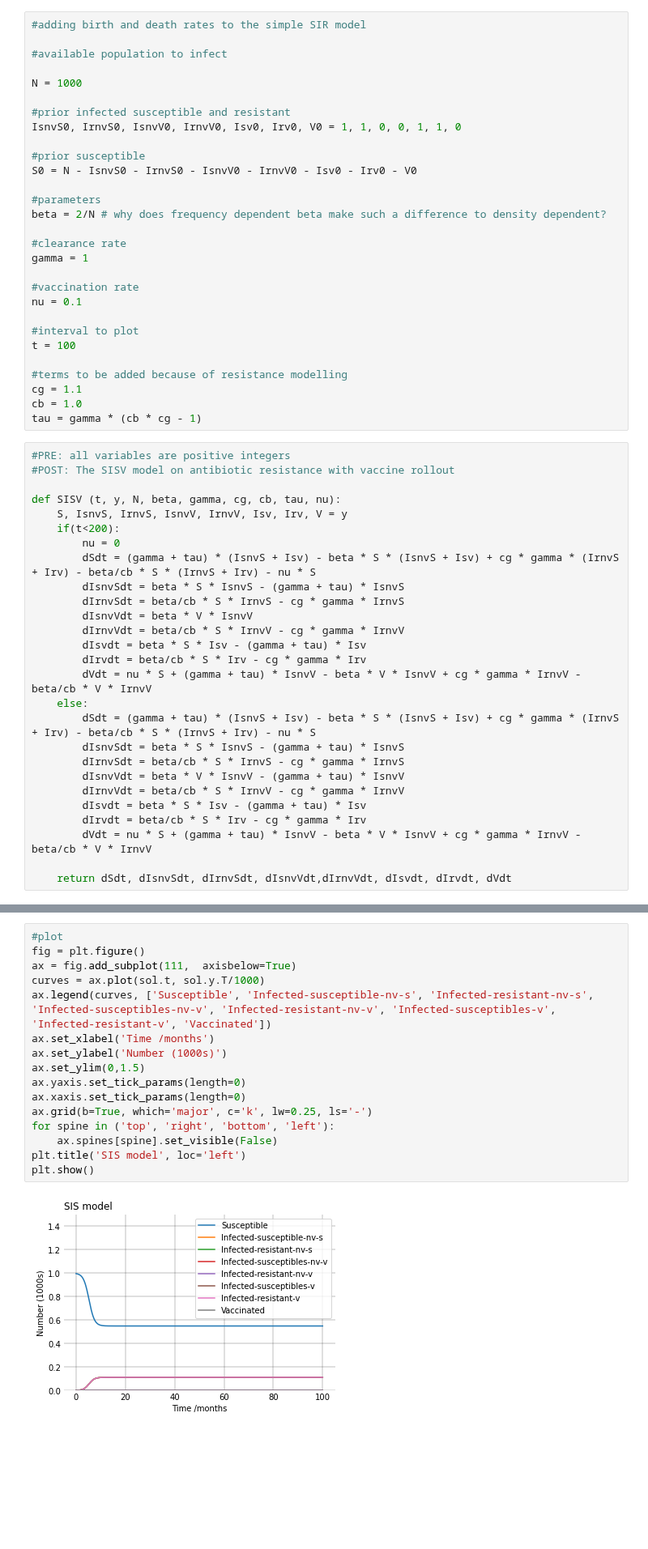
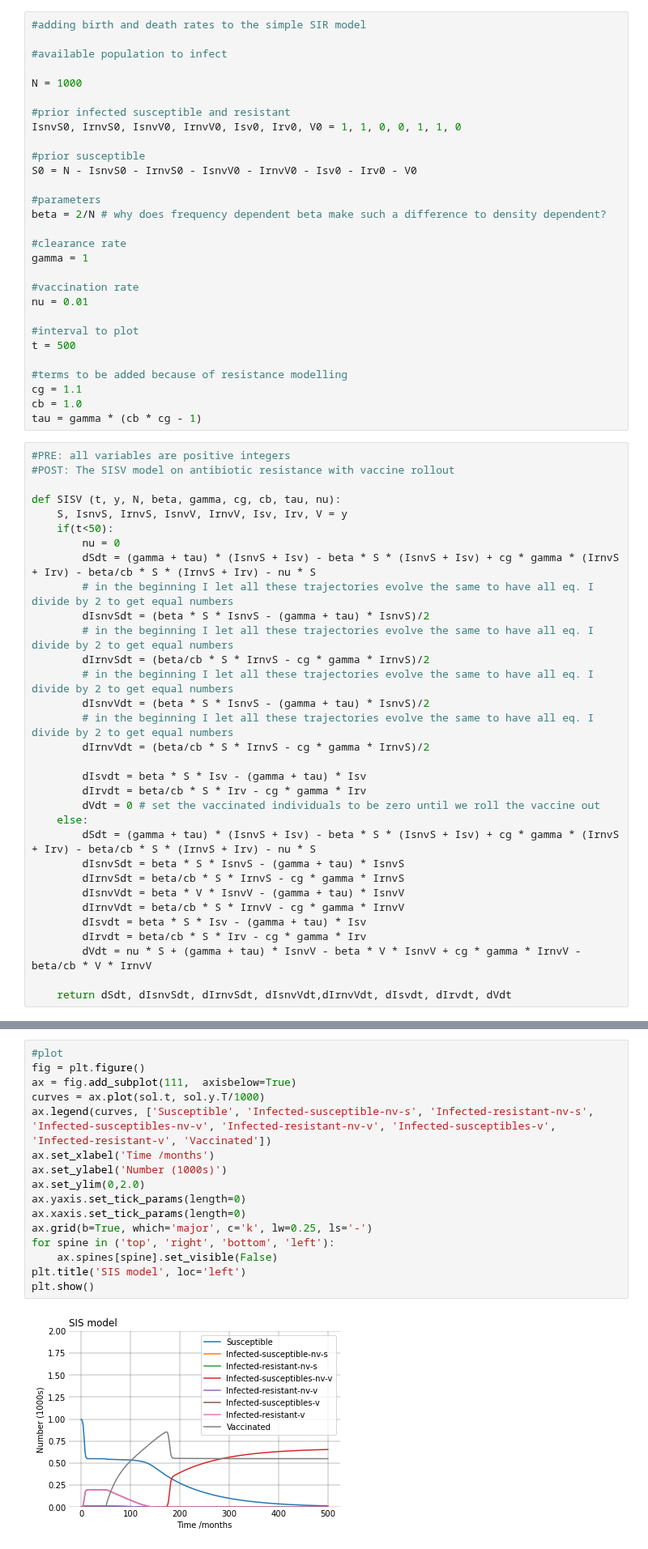
Before and after one commit to mjemons/IDD_TB, a Jupyter notebook: scripts/simulation-SISV.ipynb, the cells around one changed output, grey strips where cells are left out. Shown at 81% size. Cells and saved outputs as stored; diff of their text form; blank space fills up the shorter version.

Commit message:
trajectories don't sum to 1000

```diff
--- a/scripts/simulation-SISV.ipynb
+++ b/scripts/simulation-SISV.ipynb
@@ -68,10 +68,10 @@ beta = 2/N # why does frequency dependent beta make such a difference to density
 gamma = 1
 
 #vaccination rate
-nu = 0.1
+nu = 0.01
 
 #interval to plot
-t = 100
+t = 500
 
 #terms to be added because of resistance modelling
 cg = 1.1
@@ -83,16 +83,21 @@ tau = gamma * (cb * cg - 1)
 
 def SISV (t, y, N, beta, gamma, cg, cb, tau, nu):
     S, IsnvS, IrnvS, IsnvV, IrnvV, Isv, Irv, V = y
-    if(t<200):
+    if(t<50):
         nu = 0
         dSdt = (gamma + tau) * (IsnvS + Isv) - beta * S * (IsnvS + Isv) + cg * gamma * (IrnvS + Irv) - beta/cb * S * (IrnvS + Irv) - nu * S
-        dIsnvSdt = beta * S * IsnvS - (gamma + tau) * IsnvS
-        dIrnvSdt = beta/cb * S * IrnvS - cg * gamma * IrnvS
-        dIsnvVdt = beta * V * IsnvV
-        dIrnvVdt = beta/cb * S * IrnvV - cg * gamma * IrnvV
+        # in the beginning I let all these trajectories evolve the same to have all eq. I divide by 2 to get equal numbers
+        dIsnvSdt = (beta * S * IsnvS - (gamma + tau) * IsnvS)/2
+        # in the beginning I let all these trajectories evolve the same to have all eq. I divide by 2 to get equal numbers
+        dIrnvSdt = (beta/cb * S * IrnvS - cg * gamma * IrnvS)/2
+        # in the beginning I let all these trajectories evolve the same to have all eq. I divide by 2 to get equal numbers
+        dIsnvVdt = (beta * S * IsnvS - (gamma + tau) * IsnvS)/2
+        # in the beginning I let all these trajectories evolve the same to have all eq. I divide by 2 to get equal numbers
+        dIrnvVdt = (beta/cb * S * IrnvS - cg * gamma * IrnvS)/2
+
         dIsvdt = beta * S * Isv - (gamma + tau) * Isv
         dIrvdt = beta/cb * S * Irv - cg * gamma * Irv
-        dVdt = nu * S + (gamma + tau) * IsnvV - beta * V * IsnvV + cg * gamma * IrnvV - beta/cb * V * IrnvV
+        dVdt = 0 # set the vaccinated individuals to be zero until we roll the vaccine out
     else:
         dSdt = (gamma + tau) * (IsnvS + Isv) - beta * S * (IsnvS + Isv) + cg * gamma * (IrnvS + Irv) - beta/cb * S * (IrnvS + Irv) - nu * S
         dIsnvSdt = beta * S * IsnvS - (gamma + tau) * IsnvS
@@ -115,21 +120,21 @@ sol = solve_ivp(SISV, [0,t], y0, rtol=1e-6, method = 'RK23', dense_output = True
 # %%
 #plot
 fig = plt.figure()
 ax = fig.add_subplot(111,  axisbelow=True)
 curves = ax.plot(sol.t, sol.y.T/1000)
 ax.legend(curves, ['Susceptible', 'Infected-susceptible-nv-s', 'Infected-resistant-nv-s', 'Infected-susceptibles-nv-v', 'Infected-resistant-nv-v', 'Infected-susceptibles-v', 'Infected-resistant-v', 'Vaccinated'])
 ax.set_xlabel('Time /months')
 ax.set_ylabel('Number (1000s)')
-ax.set_ylim(0,1.5)
+ax.set_ylim(0,2.0)
 ax.yaxis.set_tick_params(length=0)
 ax.xaxis.set_tick_params(length=0)
 ax.grid(b=True, which='major', c='k', lw=0.25, ls='-')
 for spine in ('top', 'right', 'bottom', 'left'):
     ax.spines[spine].set_visible(False)
 plt.title('SIS model', loc='left')
 plt.show()
 # %% [output]
-[figure, old version]
+[figure, new version]
 # %% [markdown]
 ### Interactive plotting tool
 # %%
```
